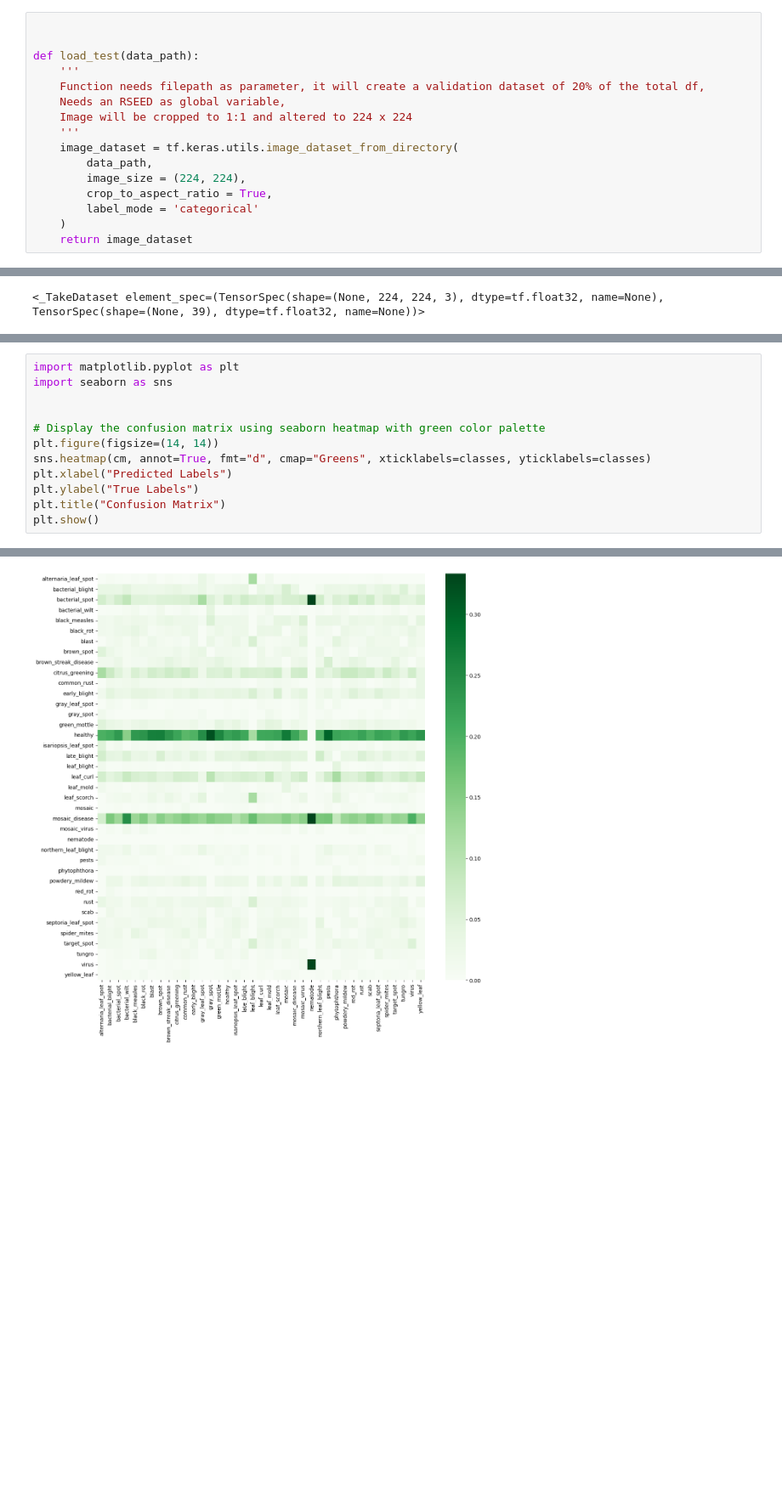
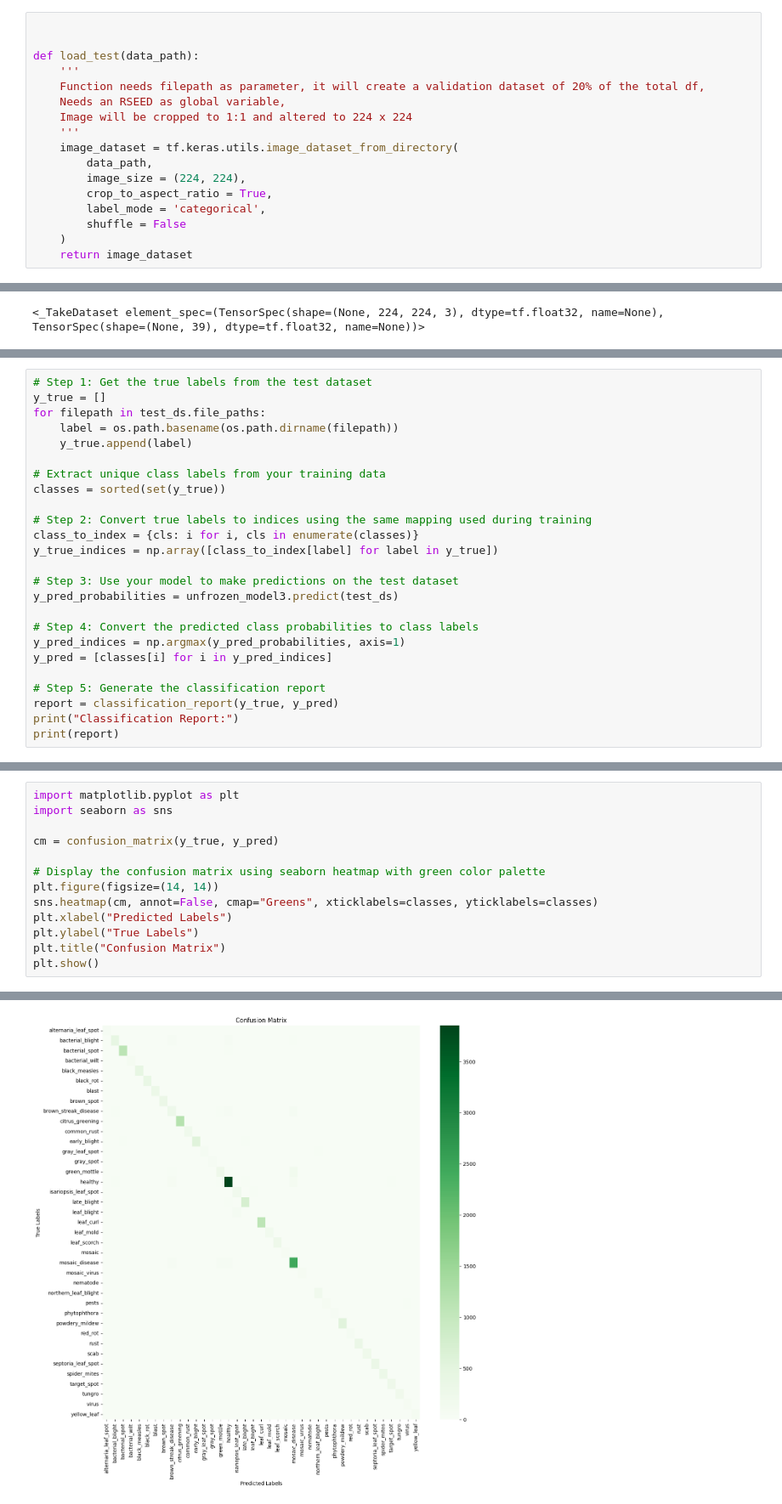
Before and after one commit to forster-j/AgronomiCare, a Jupyter notebook: notebooks/EfficientNetB0.ipynb, the cells around one changed output, grey strips where cells are left out. Shown at 85% size. Cells and saved outputs as stored; diff of their text form; blank space fills up the shorter version.

Commit message:
model + metrics finished

```diff
--- a/notebooks/EfficientNetB0.ipynb
+++ b/notebooks/EfficientNetB0.ipynb
@@ -254,7 +241,8 @@ def load_test(data_path):
         data_path,
         image_size = (224, 224),
         crop_to_aspect_ratio = True,
-        label_mode = 'categorical'
+        label_mode = 'categorical',
+        shuffle = False
     )
     return image_dataset
 # %%
@@ -318,0 +328,25 @@ Confusion Matrix:
+# %%
+# Step 1: Get the true labels from the test dataset
+y_true = []
+for filepath in test_ds.file_paths:
+    label = os.path.basename(os.path.dirname(filepath))
+    y_true.append(label)
+
+# Extract unique class labels from your training data
+classes = sorted(set(y_true))
+
+# Step 2: Convert true labels to indices using the same mapping used during training
+class_to_index = {cls: i for i, cls in enumerate(classes)}
+y_true_indices = np.array([class_to_index[label] for label in y_true])
+
+# Step 3: Use your model to make predictions on the test dataset
+y_pred_probabilities = unfrozen_model3.predict(test_ds)
+
+# Step 4: Convert the predicted class probabilities to class labels
+y_pred_indices = np.argmax(y_pred_probabilities, axis=1)
+y_pred = [classes[i] for i in y_pred_indices]
+
+# Step 5: Generate the classification report
+report = classification_report(y_true, y_pred)
+print("Classification Report:")
+print(report)
@@ -320,10 +372,11 @@ Confusion Matrix:
 import matplotlib.pyplot as plt
 import seaborn as sns
 
+cm = confusion_matrix(y_true, y_pred)
 
 # Display the confusion matrix using seaborn heatmap with green color palette
 plt.figure(figsize=(14, 14))
-sns.heatmap(cm, annot=True, fmt="d", cmap="Greens", xticklabels=classes, yticklabels=classes)
+sns.heatmap(cm, annot=False, cmap="Greens", xticklabels=classes, yticklabels=classes)
 plt.xlabel("Predicted Labels")
 plt.ylabel("True Labels")
 plt.title("Confusion Matrix")
@@ -333 +385 @@ ValueError: Unknown format code 'd' for object of type 'float'
-[figure, old version]
+[figure, new version]
```
Also changed, not shown: parts of 16 cells of this notebook.
